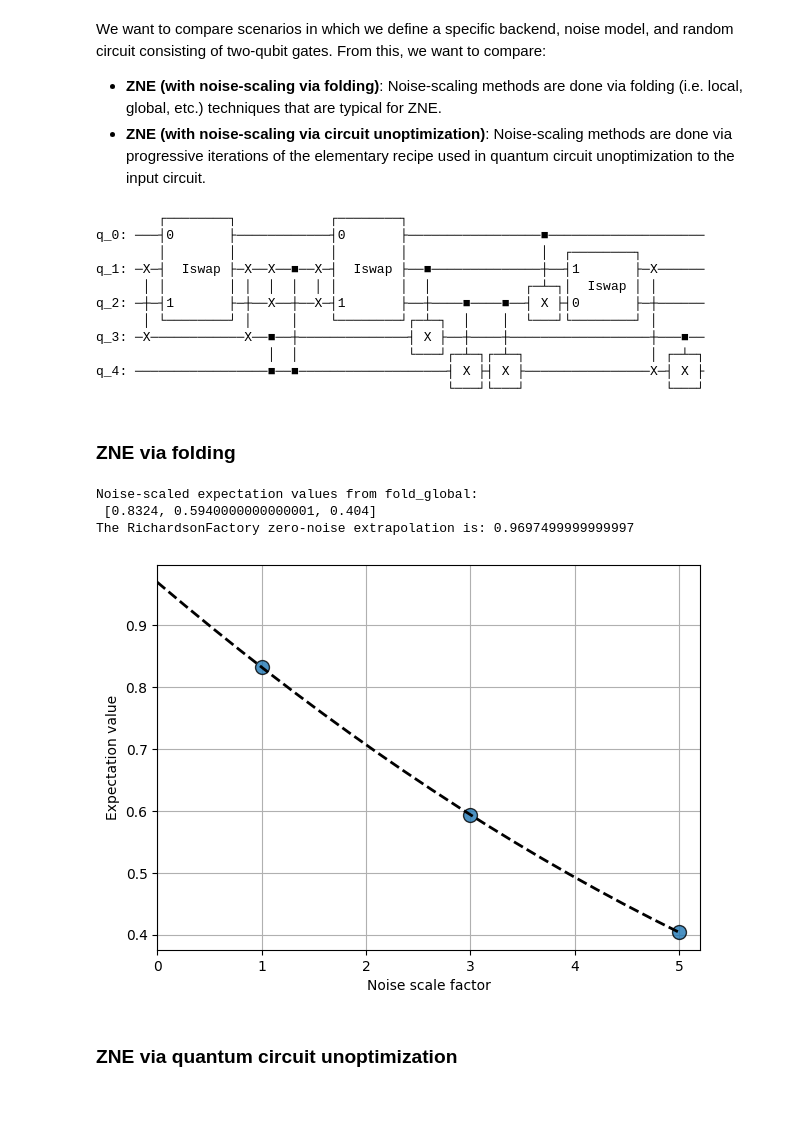
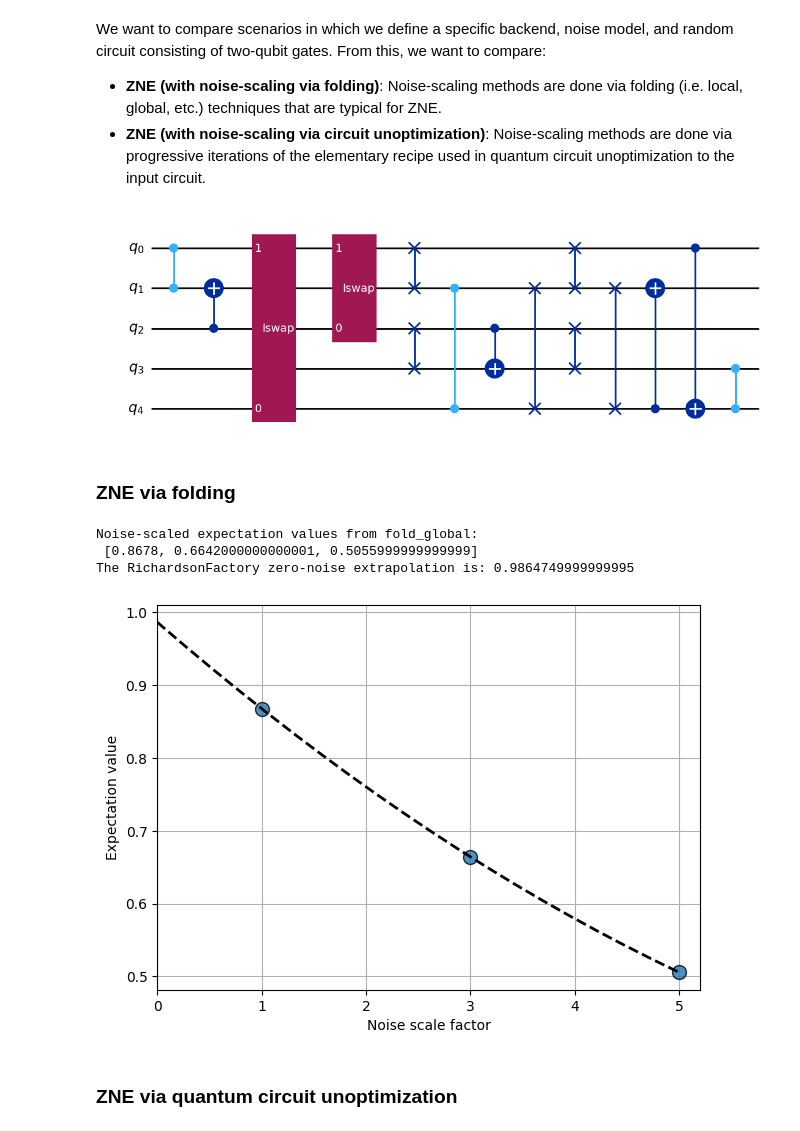
Before and after one commit to unitaryfund/circuit-unoptimization, a Jupyter notebook: notebooks/zne_via_unopt.ipynb, the cells around one changed output. Drawn from its saved outputs; the diff is of its cells as text; code cells hidden in the pictures; blank space fills up the shorter version.

```diff
--- a/notebooks/zne_via_unopt.ipynb
+++ b/notebooks/zne_via_unopt.ipynb
@@ -532,41 +532,29 @@ num_qubits = 5
 depth = 15
 qc = random_two_qubit_circuit(num_qubits=num_qubits, depth=depth)
 # %%
-print(qc)
+qc.draw("mpl")
 # %% [output]
-        ┌────────┐            ┌────────┐
-q_0: ───┤0       ├────────────┤0       ├─────────────────■────────────────────
-        │        │            │        │                 │  ┌────────┐
-q_1: ─X─┤  Iswap ├─X──X──■──X─┤  Iswap ├──■──────────────┼──┤1       ├─X──────
-      │ │        │ │  │  │  │ │        │  │            ┌─┴─┐│  Iswap │ │
-q_2: ─┼─┤1       ├─┼──X──┼──X─┤1       ├──┼────■────■──┤ X ├┤0       ├─┼──────
-      │ └────────┘ │     │    └────────┘┌─┴─┐  │    │  └───┘└────────┘ │
-q_3: ─X────────────X──■──┼──────────────┤ X ├──┼────┼──────────────────┼───■──
-                      │  │              └───┘┌─┴─┐┌─┴─┐                │ ┌─┴─┐
-q_4: ─────────────────■──■───────────────────┤ X ├┤ X ├────────────────X─┤ X ├
-                                             └───┘└───┘                  └───┘
+[figure, added]
 # %% [markdown]
 ### ZNE via folding
 # %%
 # Generate noise-scaled values via a list of folded circuits:
-noise_scaled_circuits = [fold_method(qc, s) for s in scale_factors]
-noise_scaled_vals = [execute(circuit=circ, backend=backend, shots=shots, noise_model=noise_model) for circ in noise_scaled_circuits]
-print(f"Noise-scaled expectation values from {fold_method.__name__}: \n {noise_scaled_vals}")
+folded_circuits = [fold_method(qc, s) for s in scale_factors]
+folded_values = [execute(circuit=circ, backend=backend, shots=shots, noise_model=noise_model) for circ in folded_circuits]
+print(f"Noise-scaled expectation values from {fold_method.__name__}: \n {folded_values}")
 
-# Initialize an extrapolation object:
+# Extrapolation:
 factory = extrapolation_method(scale_factors)
-
-# Load the previously measured data:
-for s, val in zip(scale_factors, noise_scaled_vals):
+for s, val in zip(scale_factors, folded_values):
     factory.push({"scale_factor": s}, val)
 
 print(f"The {extrapolation_method.__name__} zero-noise extrapolation is: {factory.reduce()}")
 _ = factory.plot_fit()
 # %% [output]
 Noise-scaled expectation values from fold_global:
- [0.8324, 0.5940000000000001, 0.404]
-The RichardsonFactory zero-noise extrapolation is: 0.9697499999999997
+ [0.8678, 0.6642000000000001, 0.5055999999999999]
+The RichardsonFactory zero-noise extrapolation is: 0.9864749999999995
-[figure, old version]
+[figure, new version]
 # %% [markdown]
 ### ZNE via quantum circuit unoptimization
 # %% [markdown]
```
Also changed, not shown: parts of 8 cells of this notebook.
